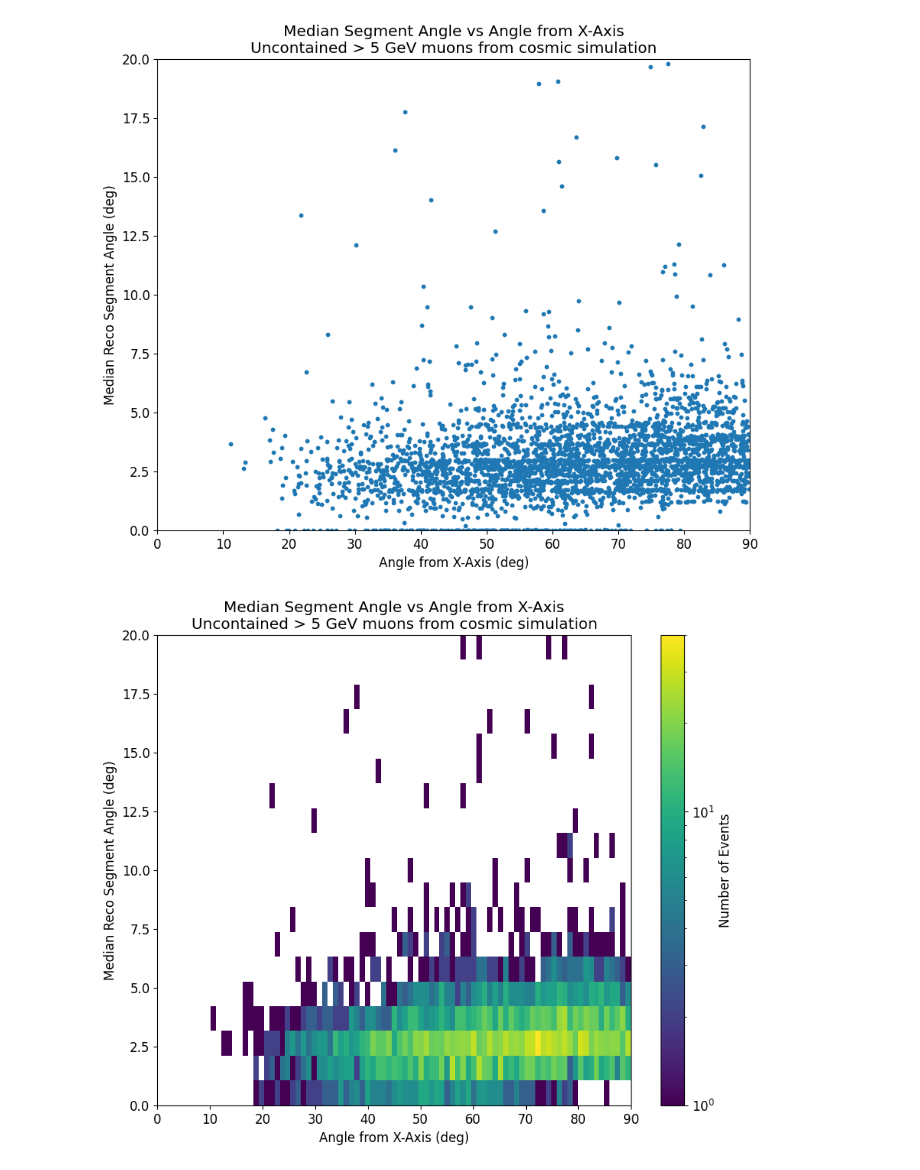
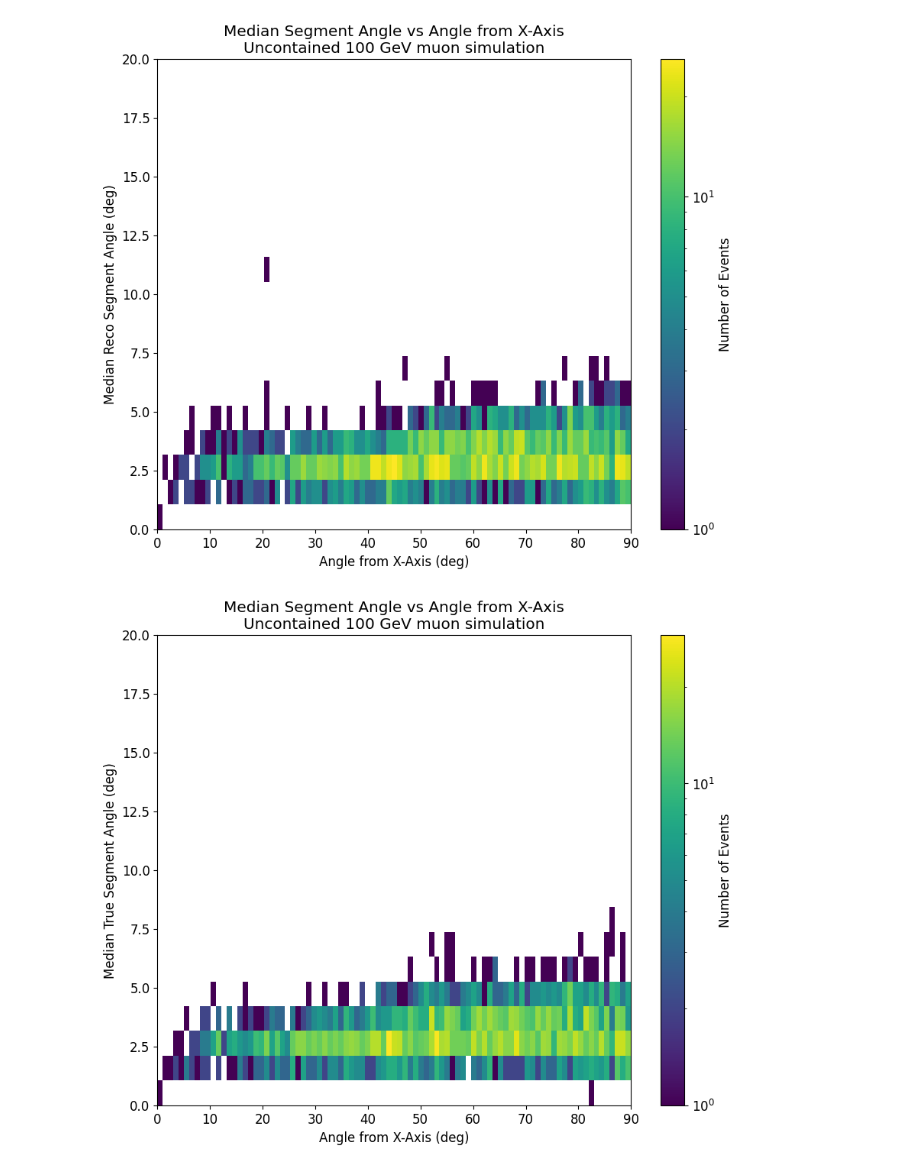
Before and after one commit to leehagaman/spine_mcs_angle_studies, a Jupyter notebook: segment_angle_plots.ipynb, the cells around one changed output. Drawn from its saved outputs; the diff is of its cells as text; code cells hidden in the pictures.

Commit message:
updates with 100 GeV muon sample, and new profiled MCS resolution plots

```diff
--- a/segment_angle_plots.ipynb
+++ b/segment_angle_plots.ipynb
@@ -11,7 +11,10 @@ from tqdm.notebook import tqdm
 
 import pickle
 # %%
-with open('h5_cosmics_with_segment_angles.pkl', 'rb') as f:
+#with open('h5_cosmics_with_segment_angles.pkl', 'rb') as f:
+#    df = pickle.load(f)
+
+with open('h5_highEmuon_with_segment_angles.pkl', 'rb') as f:
     df = pickle.load(f)
 
 df
@@ -128,6 +205,16 @@ for event_angles in all_angles:
     else:
         median_angles.append(np.median(event_angles))
 df['median_reco_segment_angle'] = median_angles
+
+all_angles = df['true_segment_angles'].to_numpy() * 180 / np.pi
+median_angles = []
+spread_angles_68 = []
+for event_angles in all_angles:
+    if len(event_angles) == 0:
+        median_angles.append(np.nan)
+    else:
+        median_angles.append(np.median(event_angles))
+df['median_true_segment_angle'] = median_angles
 # %%
 high_energy_df = df.query('truth_ke > 5_000')
 print(len(high_energy_df))
@@ -182,26 +269,27 @@ plt.show()
 # %%
-plt.figure(figsize=(10, 8))
-plt.scatter(uncontained_high_energy_df['true_angle_from_x_axis'], uncontained_high_energy_df['median_reco_segment_angle'], s=10)
-plt.xlim(0, 90)
-plt.ylim(0, 20)
-plt.xlabel('Angle from X-Axis (deg)')
-plt.ylabel('Median Reco Segment Angle (deg)')
-plt.title('Median Segment Angle vs Angle from X-Axis\nUncontained > 5 GeV muons from cosmic simulation')
-plt.show()
-
 bins = (np.linspace(0, 90, 90), np.linspace(0, 20, 20))
 plt.figure(figsize=(10, 8))
 plt.hist2d(uncontained_high_energy_df['true_angle_from_x_axis'],
            uncontained_high_energy_df['median_reco_segment_angle'],
            bins=bins, norm=mpl.colors.LogNorm())
 plt.colorbar(label='Number of Events')
 plt.xlabel('Angle from X-Axis (deg)')
 plt.ylabel('Median Reco Segment Angle (deg)')
-plt.title('Median Segment Angle vs Angle from X-Axis\nUncontained > 5 GeV muons from cosmic simulation')
+plt.title('Median Segment Angle vs Angle from X-Axis\nUncontained 100 GeV muon simulation')
 plt.show()
+
+plt.figure(figsize=(10, 8))
+plt.hist2d(uncontained_high_energy_df['true_angle_from_x_axis'],
+           uncontained_high_energy_df['median_true_segment_angle'],
+           bins=bins, norm=mpl.colors.LogNorm())
+plt.colorbar(label='Number of Events')
+plt.xlabel('Angle from X-Axis (deg)')
+plt.ylabel('Median True Segment Angle (deg)')
+plt.title('Median Segment Angle vs Angle from X-Axis\nUncontained 100 GeV muon simulation')
+plt.show()
 # %% [output]
-[figure, old version]
+[figure, new version]
-[figure, old version]
+[figure, new version]
 # %%
 uncontained_high_energy_df.head()
 # %% [output]
```
Also changed, not shown: parts of 10 cells of this notebook, 4 other files.
